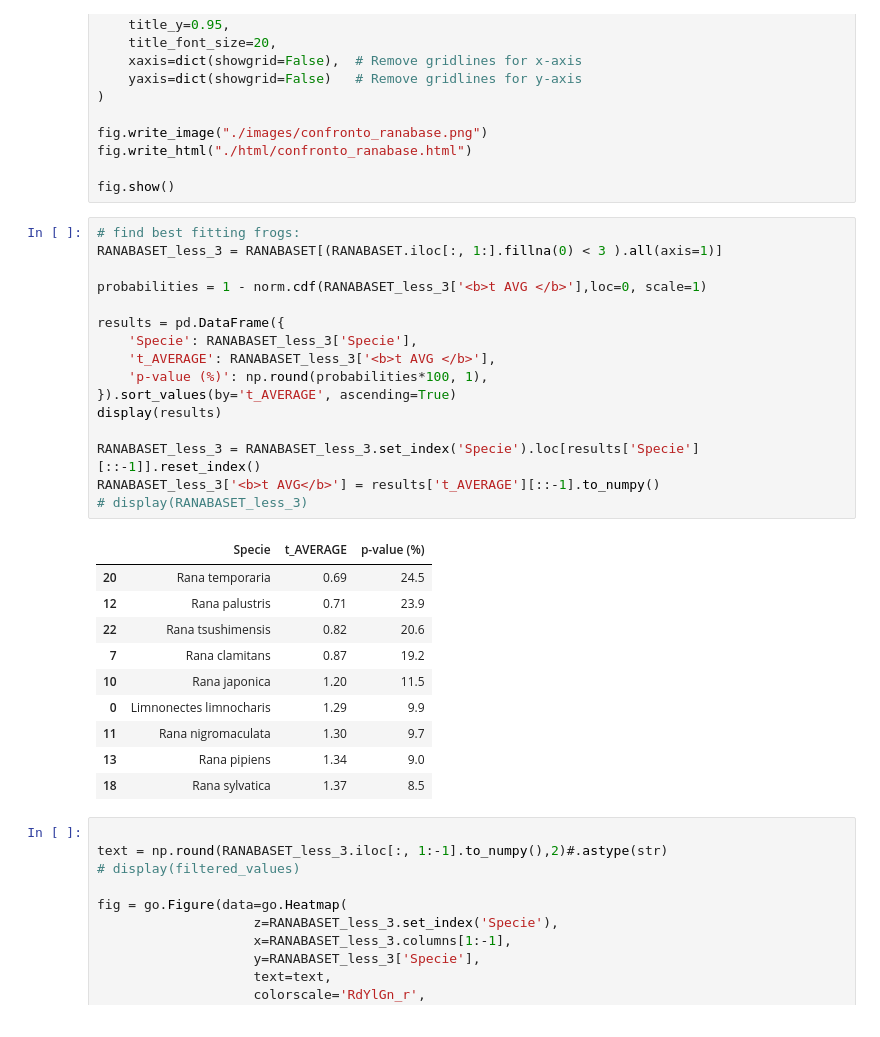
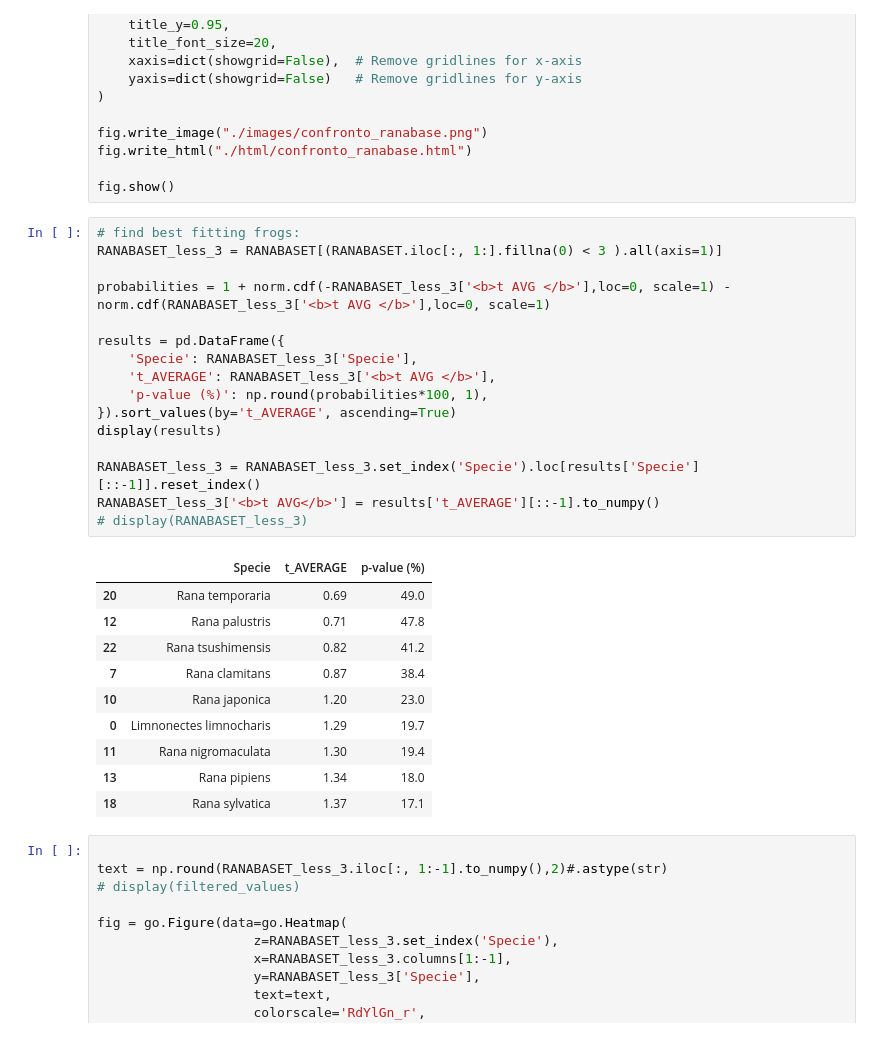
Before and after one commit to CarminatiGiovanni/LaboratorioBiofisica, a Jupyter notebook: DIGITAL PATOLOGY/compatibilità_con_ranabase.ipynb, the cells around one changed output. Saved outputs shown, nothing was run; the diff lists cells and outputs as text.

```diff
--- a/DIGITAL PATOLOGY/compatibilità_con_ranabase.ipynb
+++ b/DIGITAL PATOLOGY/compatibilità_con_ranabase.ipynb
@@ -162,30 +162,30 @@ fig.show()
 # %%
 # find best fitting frogs:
 RANABASET_less_3 = RANABASET[(RANABASET.iloc[:, 1:].fillna(0) < 3 ).all(axis=1)]
 
-probabilities = 1 - norm.cdf(RANABASET_less_3['<b>t AVG </b>'],loc=0, scale=1)
+probabilities = 1 + norm.cdf(-RANABASET_less_3['<b>t AVG </b>'],loc=0, scale=1) - norm.cdf(RANABASET_less_3['<b>t AVG </b>'],loc=0, scale=1)
 
 results = pd.DataFrame({
     'Specie': RANABASET_less_3['Specie'],
     't_AVERAGE': RANABASET_less_3['<b>t AVG </b>'],
     'p-value (%)': np.round(probabilities*100, 1),
 }).sort_values(by='t_AVERAGE', ascending=True)
 display(results)
 
 RANABASET_less_3 = RANABASET_less_3.set_index('Specie').loc[results['Specie'][::-1]].reset_index()
 RANABASET_less_3['<b>t AVG</b>'] = results['t_AVERAGE'][::-1].to_numpy()
 # display(RANABASET_less_3)
 # %% [output]
 |  | Specie | t_AVERAGE | p-value (%) |
-| 20 | Rana temporaria | 0.69 | 24.5 |
-| 12 | Rana palustris | 0.71 | 23.9 |
-| 22 | Rana tsushimensis | 0.82 | 20.6 |
-| 7 | Rana clamitans | 0.87 | 19.2 |
-| 10 | Rana japonica | 1.20 | 11.5 |
-| 0 | Limnonectes limnocharis | 1.29 | 9.9 |
-| 11 | Rana nigromaculata | 1.30 | 9.7 |
-| 13 | Rana pipiens | 1.34 | 9.0 |
-| 18 | Rana sylvatica | 1.37 | 8.5 |
+| 20 | Rana temporaria | 0.69 | 49.0 |
+| 12 | Rana palustris | 0.71 | 47.8 |
+| 22 | Rana tsushimensis | 0.82 | 41.2 |
+| 7 | Rana clamitans | 0.87 | 38.4 |
+| 10 | Rana japonica | 1.20 | 23.0 |
+| 0 | Limnonectes limnocharis | 1.29 | 19.7 |
+| 11 | Rana nigromaculata | 1.30 | 19.4 |
+| 13 | Rana pipiens | 1.34 | 18.0 |
+| 18 | Rana sylvatica | 1.37 | 17.1 |
 # %%
 
 text = np.round(RANABASET_less_3.iloc[:, 1:-1].to_numpy(),2)#.astype(str)
```
